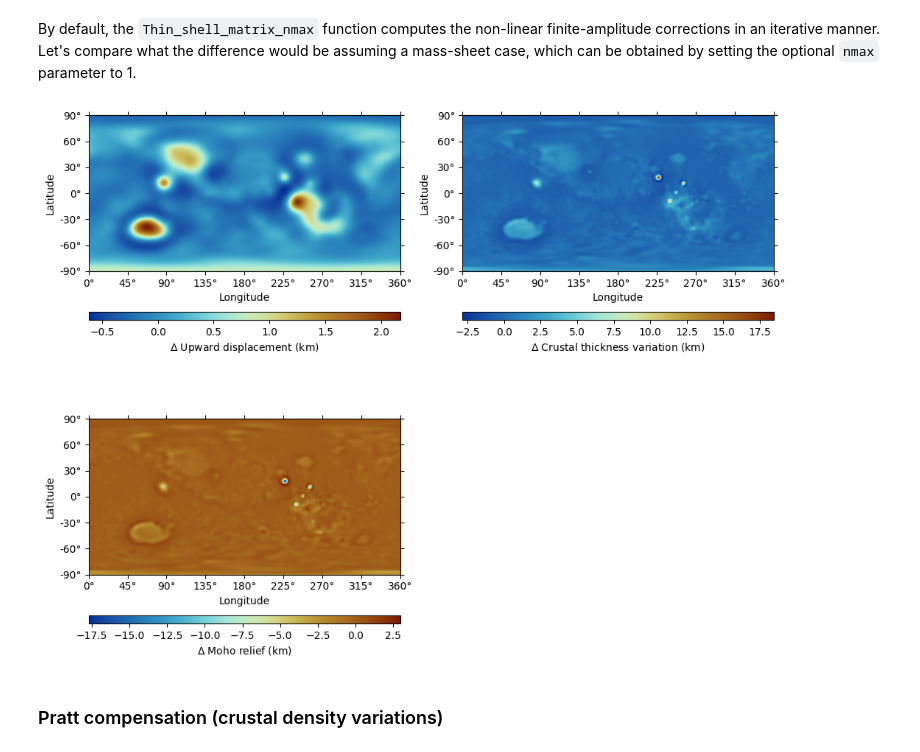
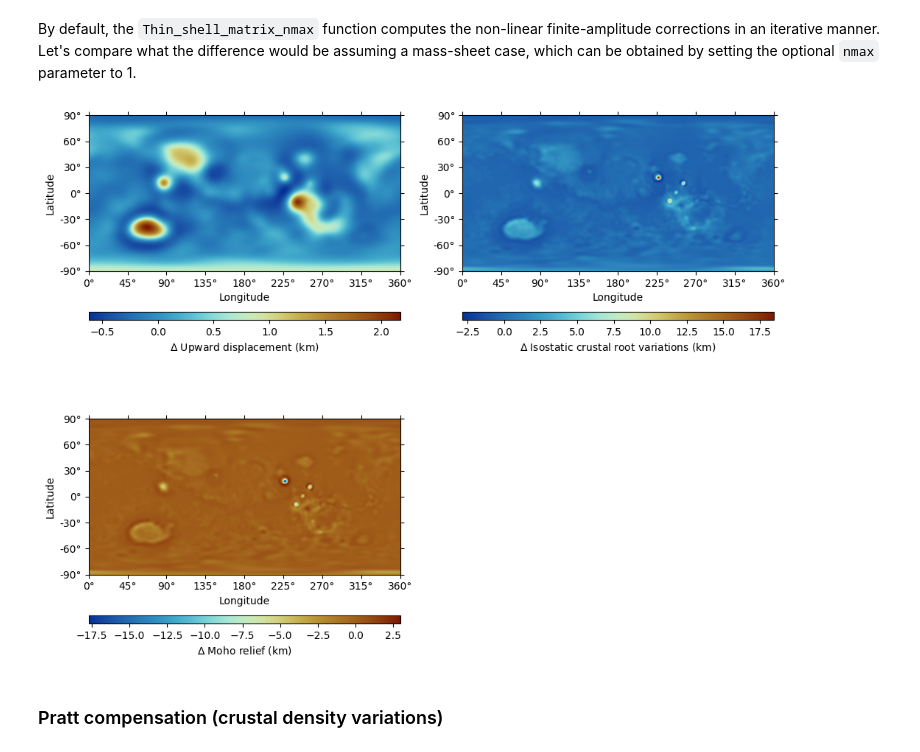
Before and after one commit to AB-Ares/Displacement_strain_planet, a Jupyter notebook: examples/Run_demo.ipynb, the cells around one changed output. Saved outputs shown, nothing was run; the diff lists cells and outputs as text; code cells hidden in the pictures.

```diff
--- a/examples/Run_demo.ipynb
+++ b/examples/Run_demo.ipynb
@@ -122,22 +122,22 @@ By default, the `Thin_shell_matrix_nmax` function computes the non-linear finite
 # %%
 w_lm_n1, A_lm_n1, moho_relief_lm_n1, dc_lm_n1, drhom_lm_n1, omega_lm_n1, \
 q_lm_n1, Gc_lm_n1, G_lm_n1, H_lm_n1, sols = \
 Thin_shell_matrix_nmax(*args_param_m, G_lm = geoid_clm.coeffs, \
         H_lm = topo_clm.coeffs, drhom_lm = zeros.copy(), nmax = 1, \
         filter = 'Ma', filter_half = 50)
 
 args_plot = dict(tick_interval=[45, 30], colorbar = 'bottom', cmap = cm.roma_r)
 fig, ((ax1,ax2),(ax3,ax4)) = plt.subplots(2,2, **args_fig)
 
 W_diff = pysh.SHCoeffs.from_array((w_lm-w_lm_n1)/1e3).expand(**args_expand)
 W_diff.plot(ax=ax1, cb_label = '$\\Delta$ Upward displacement (km)', **args_plot)
 pysh.SHCoeffs.from_array((dc_lm-dc_lm_n1)/1e3).expand(**args_expand).plot(ax=ax2, \
-        cb_label = '$\\Delta$ Crustal thickness variation (km)', **args_plot)
+        cb_label = '$\\Delta$ Isostatic crustal root variations (km)', **args_plot)
 (pysh.SHCoeffs.from_array(((moho_relief_lm-moho_relief_lm_n1))/1e3).expand(**args_expand)).\
         plot(ax=ax3, cb_label = '$\\Delta$ Moho relief (km)', show = True, **args_plot)
 ax4.set_visible(False)
 # %% [output]
-[figure, old version]
+[figure, new version]
 # %% [markdown]
 ### Pratt compensation (crustal density variations)
 # %% [markdown]
```
Also changed, not shown: parts of 10 cells of this notebook, 6 other files.
